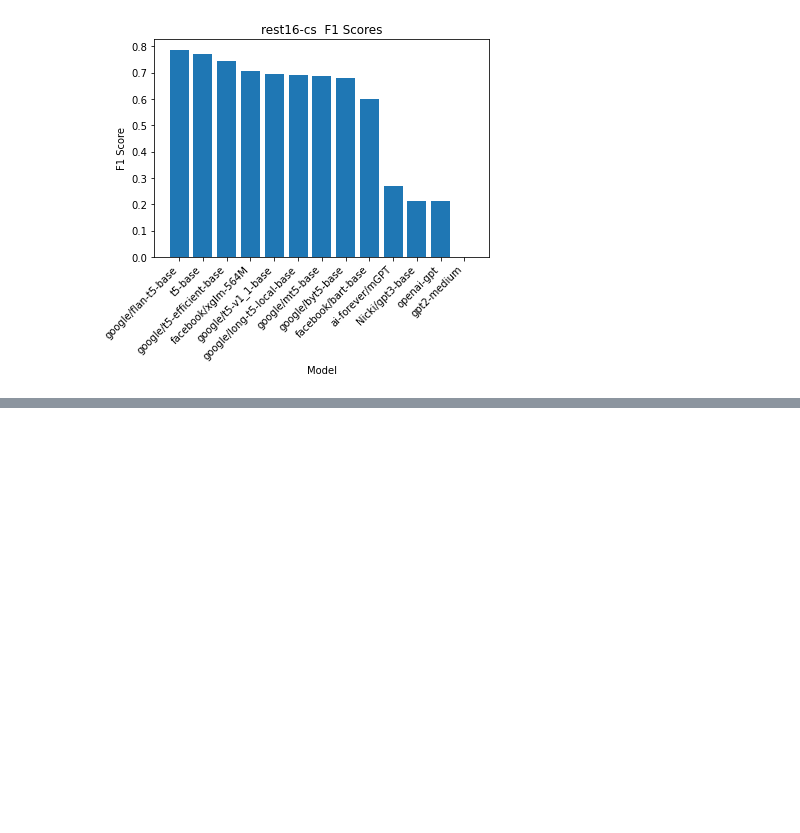
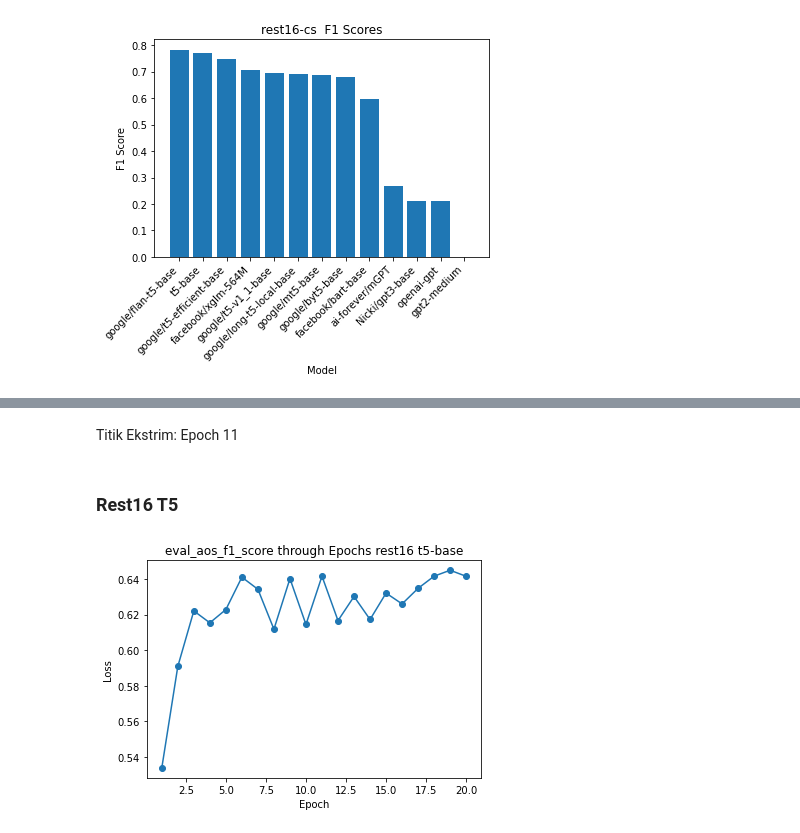
Before and after one commit to rdyzakya/IndoLEGO-ABSA, a Jupyter notebook: doe/model/analysis.ipynb, the cells around one changed output, grey strips where cells are left out. Saved outputs shown, nothing was run; the diff lists cells and outputs as text; code cells hidden in the pictures; blank space fills up the shorter version.

```diff
--- a/doe/model/analysis.ipynb
+++ b/doe/model/analysis.ipynb
@@ -251,0 +165,8 @@ comparison_16.to_csv("comparison_16.csv",index=False)
+# %% [markdown]
+Titik Ekstrim: Epoch 11
+# %% [markdown]
+### Rest16 T5
+# %%
+visualize_trough_epoch("t5-base","rest16","eval_aos_f1_score")
+# %% [output]
+[figure, added]
```
Also changed, not shown: parts of 39 cells of this notebook.
